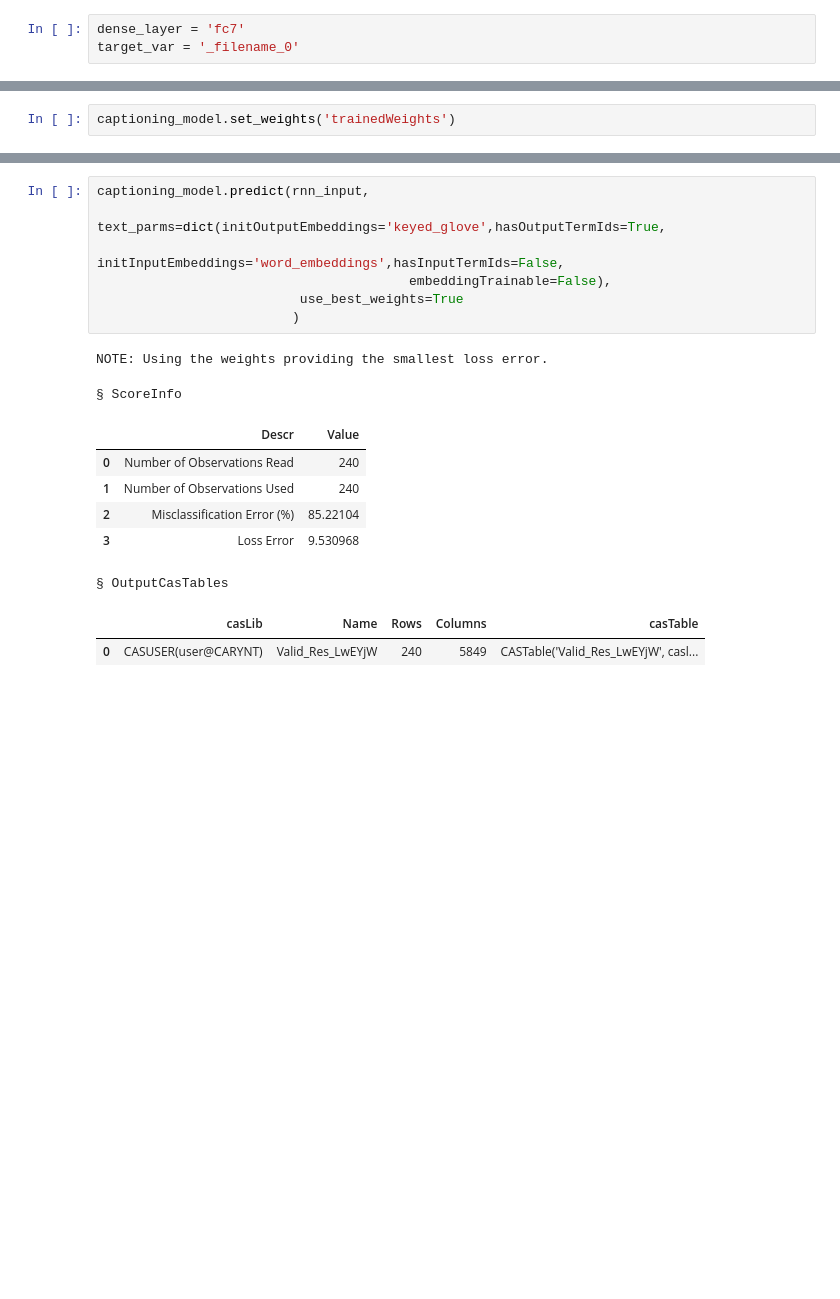
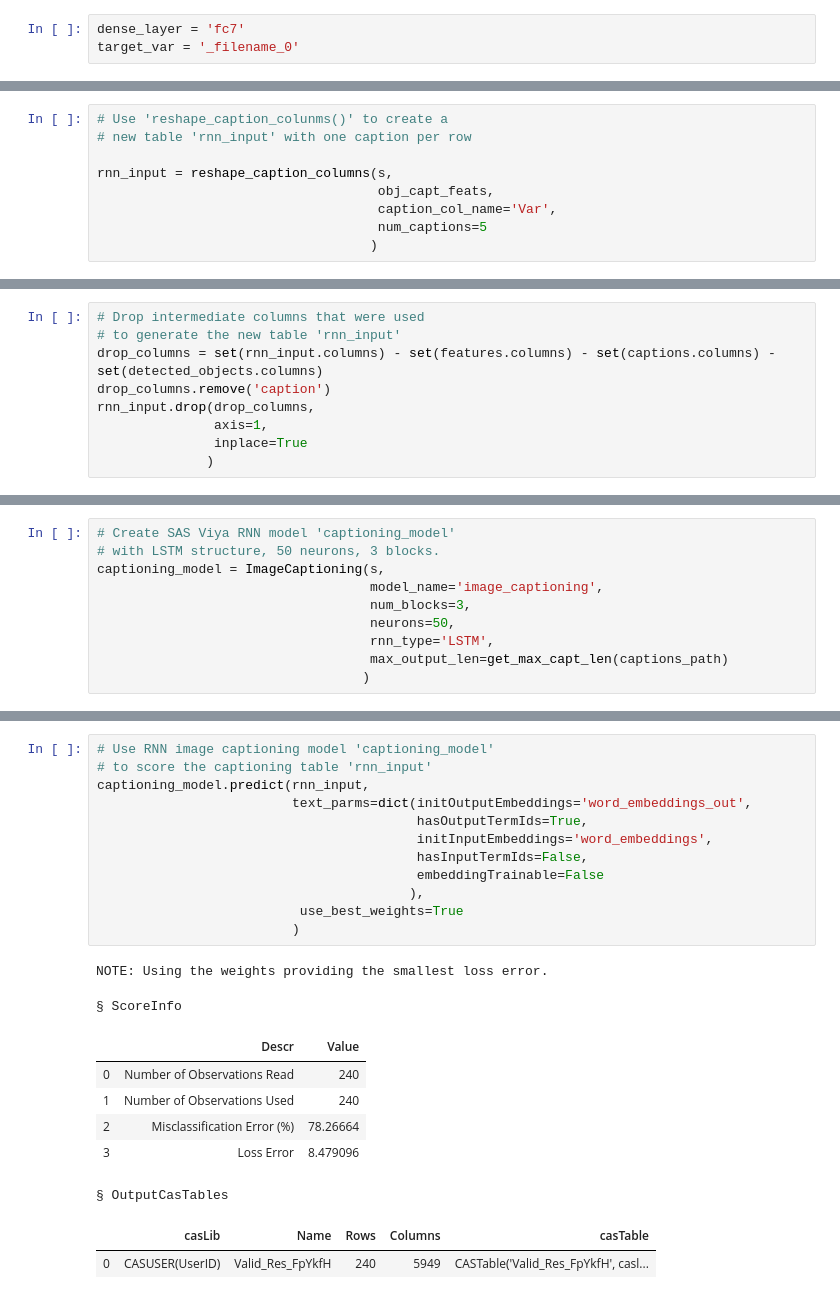
Before and after one commit to sassoftware/python-dlpy, a Jupyter notebook: examples/image_captioning/ImageCaptioningExample.ipynb, the cells around one changed output, grey strips where cells are left out. Saved outputs shown, nothing was run; the diff lists cells and outputs as text; blank space fills up the shorter version.

```diff
--- a/examples/image_captioning/ImageCaptioningExample.ipynb
+++ b/examples/image_captioning/ImageCaptioningExample.ipynb
@@ -380,0 +506,9 @@ Use `plot_network()` to view the network layout.
+# %%
+# Use 'reshape_caption_colunms()' to create a
+# new table 'rnn_input' with one caption per row
+
+rnn_input = reshape_caption_columns(s,
+                                    obj_capt_feats,
+                                    caption_col_name='Var',
+                                    num_captions=5
+                                   )
@@ -380,0 +520,9 @@ Use `plot_network()` to view the network layout.
+# %%
+# Drop intermediate columns that were used
+# to generate the new table 'rnn_input'
+drop_columns = set(rnn_input.columns) - set(features.columns) - set(captions.columns) - set(detected_objects.columns)
+drop_columns.remove('caption')
+rnn_input.drop(drop_columns,
+               axis=1,
+               inplace=True
+              )
@@ -380,0 +622,10 @@ Use `plot_network()` to view the network layout.
+# %%
+# Create SAS Viya RNN model 'captioning_model'
+# with LSTM structure, 50 neurons, 3 blocks.
+captioning_model = ImageCaptioning(s,
+                                   model_name='image_captioning',
+                                   num_blocks=3,
+                                   neurons=50,
+                                   rnn_type='LSTM',
+                                   max_output_len=get_max_capt_len(captions_path)
+                                  )
@@ -406,2 +648,0 @@ Set the weights in the model.
-# %%
-captioning_model.set_weights('trainedWeights')
@@ -505,18 +800,23 @@ Now use the `predict()` function using the best weights from training. The scori
 # %%
+# Use RNN image captioning model 'captioning_model'
+# to score the captioning table 'rnn_input'
 captioning_model.predict(rnn_input,
-                         text_parms=dict(initOutputEmbeddings='keyed_glove',hasOutputTermIds=True,
-                                        initInputEmbeddings='word_embeddings',hasInputTermIds=False,
-                                        embeddingTrainable=False),
+                         text_parms=dict(initOutputEmbeddings='word_embeddings_out',
+                                         hasOutputTermIds=True,
+                                         initInputEmbeddings='word_embeddings',
+                                         hasInputTermIds=False,
+                                         embeddingTrainable=False
+                                        ),
                           use_best_weights=True
                          )
 # %% [output]
 NOTE: Using the weights providing the smallest loss error.
 § ScoreInfo
 |  | Descr | Value |
 | 0 | Number of Observations Read | 240 |
 | 1 | Number of Observations Used | 240 |
-| 2 | Misclassification Error (%) | 85.22104 |
-| 3 | Loss Error | 9.530968 |
+| 2 | Misclassification Error (%) | 78.26664 |
+| 3 | Loss Error | 8.479096 |
 § OutputCasTables
 |  | casLib | Name | Rows | Columns | casTable |
-| 0 | CASUSER(user@CARYNT) | Valid_Res_LwEYjW | 240 | 5849 | CASTable('Valid_Res_LwEYjW', casl... |
+| 0 | CASUSER(UserID) | Valid_Res_FpYkfH | 240 | 5949 | CASTable('Valid_Res_FpYkfH', casl... |
```
Also changed, not shown: parts of 165 cells of this notebook.
